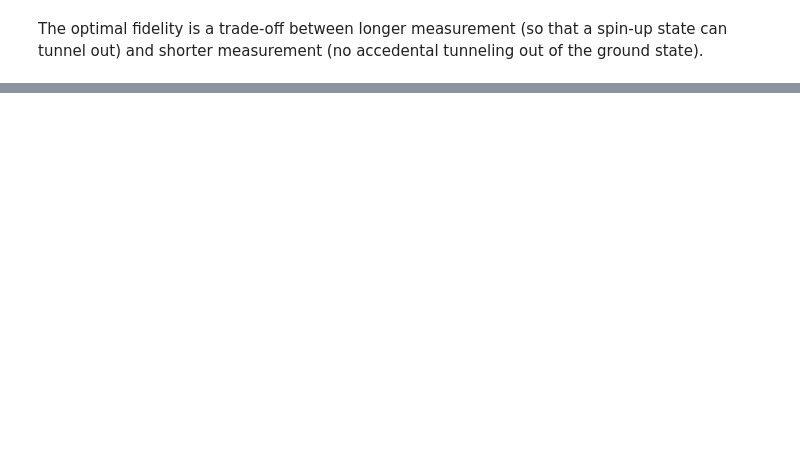
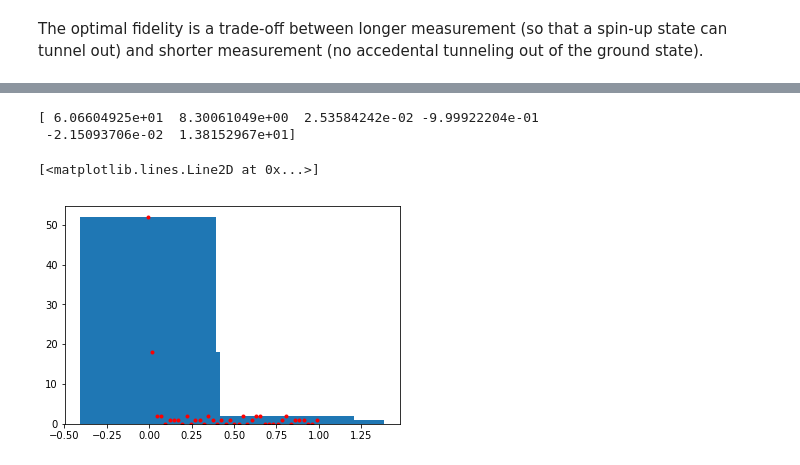
Before and after one commit to QuTech-Delft/qtt, a Jupyter notebook: docs/notebooks/analysis/example_elzerman_readout.ipynb, the cells around one changed output, grey strips where cells are left out. Drawn from its saved outputs; the diff is of its cells as text; code cells hidden in the pictures; blank space fills up the shorter version.

```diff
--- a/docs/notebooks/analysis/example_elzerman_readout.ipynb
+++ b/docs/notebooks/analysis/example_elzerman_readout.ipynb
@@ -230,0 +243,21 @@ _=plt.ylabel('Fidelity')
+# %%
+readout_length = 800
+trace_means = np.mean(traces[:, :readout_length], axis=1)
+
+number_of_bins = 40
+counts, bins = np.histogram(trace_means, bins=number_of_bins)
+bincentres = np.array([(bins[i] + bins[i + 1]) / 2 for i in range(0, len(bins) - 1)])
+par_fit, result_dict = fit_double_gaussian(bincentres, counts)
+
+print(par_fit)
+
+plt.fig
+
+plt.figure(100); plt.clf()
+plt.bar(bincentres, counts)
+plt.plot(bincentres, counts, '.r')
+# %% [output]
+[ 6.06604925e+01  8.30061049e+00  2.53584242e-02 -9.99922204e-01
+ -2.15093706e-02  1.38152967e+01]
+[<matplotlib.lines.Line2D at 0x...>]
+[figure, added]
```
Also changed, not shown: parts of 21 cells of this notebook, 2 other files.
